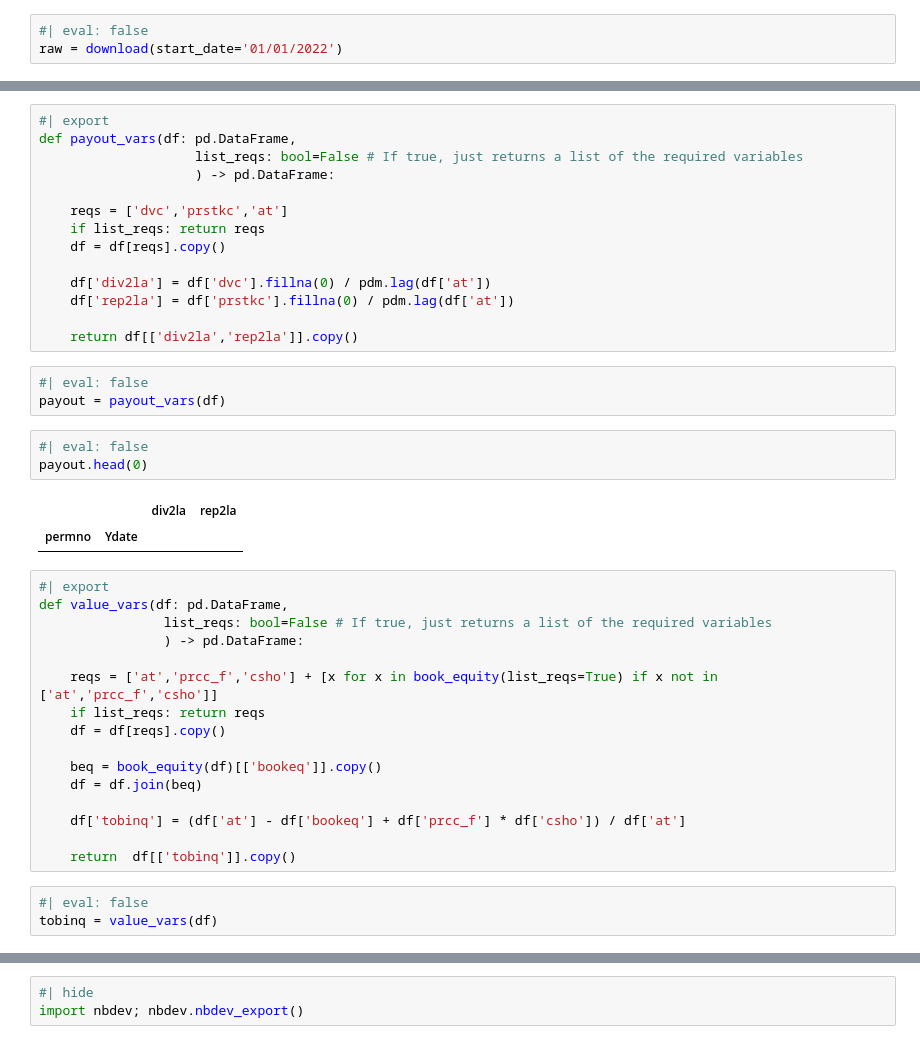
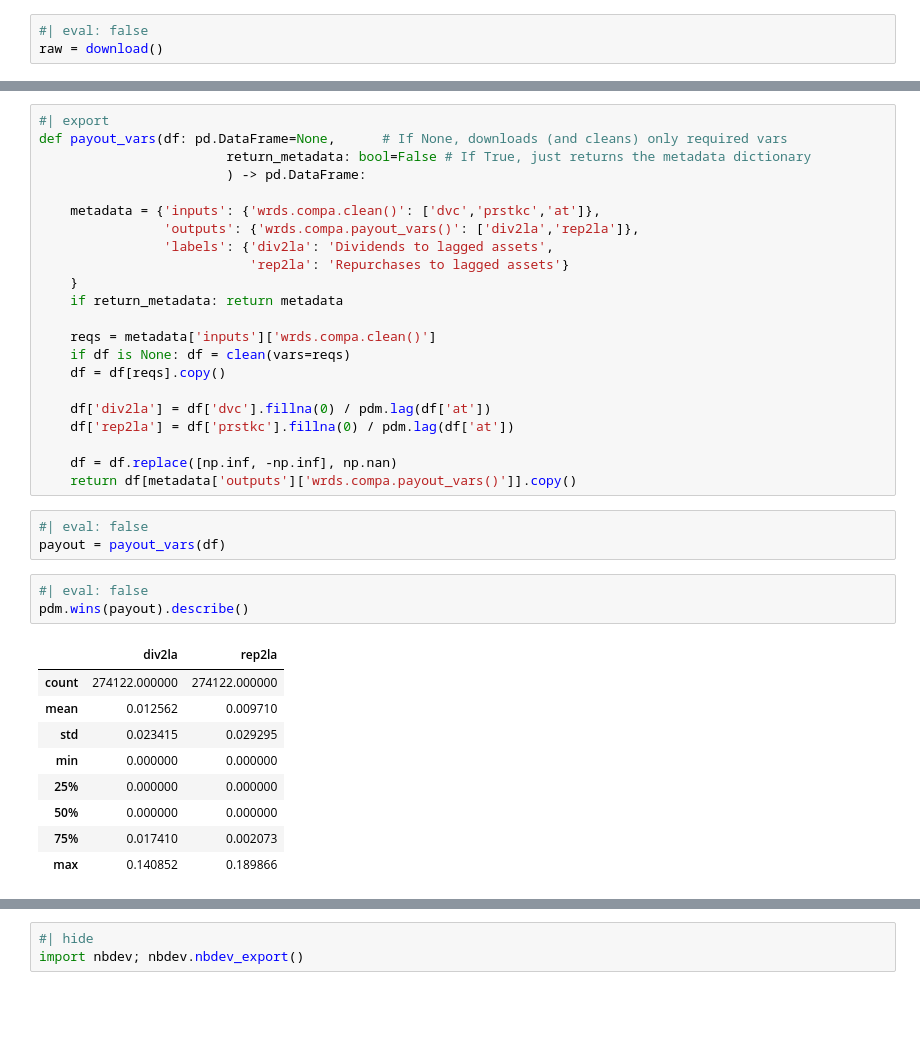
Before and after one commit to ionmihai/finsets, a Jupyter notebook: nbs/01_wrds/03_compa.ipynb, the cells around one changed output, grey strips where cells are left out. Saved outputs shown, nothing was run; the diff lists cells and outputs as text; blank space fills up the shorter version.

```diff
--- a/nbs/01_wrds/03_compa.ipynb
+++ b/nbs/01_wrds/03_compa.ipynb
@@ -136,7 +136,7 @@ def download(vars: List[str]=None, # If None, downloads `default_raw_vars`; else
     return wrds_api.download(sql_string, wrds_username=wrds_username, params={'end':end_date})
 # %%
 #| eval: false
-raw = download(start_date='01/01/2022')
+raw = download()
 # %% [output]
 Loading library list...
 Done
@@ -356,42 +547,38 @@ lev.head(0)
 # %%
 #| export
-def payout_vars(df: pd.DataFrame,
-                    list_reqs: bool=False # If true, just returns a list of the required variables
-                    ) -> pd.DataFrame:
+def payout_vars(df: pd.DataFrame=None,      # If None, downloads (and cleans) only required vars
+                        return_metadata: bool=False # If True, just returns the metadata dictionary
+                        ) -> pd.DataFrame:
 
-    reqs = ['dvc','prstkc','at']
-    if list_reqs: return reqs
+    metadata = {'inputs': {'wrds.compa.clean()': ['dvc','prstkc','at']},
+                'outputs': {'wrds.compa.payout_vars()': ['div2la','rep2la']},
+                'labels': {'div2la': 'Dividends to lagged assets',
+                           'rep2la': 'Repurchases to lagged assets'}
+    }
+    if return_metadata: return metadata
+
+    reqs = metadata['inputs']['wrds.compa.clean()']
+    if df is None: df = clean(vars=reqs)
     df = df[reqs].copy()
 
     df['div2la'] = df['dvc'].fillna(0) / pdm.lag(df['at'])
     df['rep2la'] = df['prstkc'].fillna(0) / pdm.lag(df['at'])
 
-    return df[['div2la','rep2la']].copy()
+    df = df.replace([np.inf, -np.inf], np.nan)
+    return df[metadata['outputs']['wrds.compa.payout_vars()']].copy()
 # %%
 #| eval: false
 payout = payout_vars(df)
 # %%
 #| eval: false
-payout.head(0)
+pdm.wins(payout).describe()
 # %% [output]
-|  |  | div2la | rep2la |
-| permno | Ydate |  |  |
+|  | div2la | rep2la |
+| count | 274122.000000 | 274122.000000 |
+| mean | 0.012562 | 0.009710 |
+| std | 0.023415 | 0.029295 |
+| min | 0.000000 | 0.000000 |
+| 25% | 0.000000 | 0.000000 |
+| 50% | 0.000000 | 0.000000 |
+| 75% | 0.017410 | 0.002073 |
+| max | 0.140852 | 0.189866 |
-# %%
-#| export
-def value_vars(df: pd.DataFrame,
-                list_reqs: bool=False # If true, just returns a list of the required variables
-                ) -> pd.DataFrame:
-
-    reqs = ['at','prcc_f','csho'] + [x for x in book_equity(list_reqs=True) if x not in ['at','prcc_f','csho']]
-    if list_reqs: return reqs
-    df = df[reqs].copy()
-
-    beq = book_equity(df)[['bookeq']].copy()
-    df = df.join(beq)
-
-    df['tobinq'] = (df['at'] - df['bookeq'] + df['prcc_f'] * df['csho']) / df['at']
-
-    return  df[['tobinq']].copy()
-# %%
-#| eval: false
-tobinq = value_vars(df)
```
Also changed, not shown: parts of 26 cells of this notebook, 2 other files.
